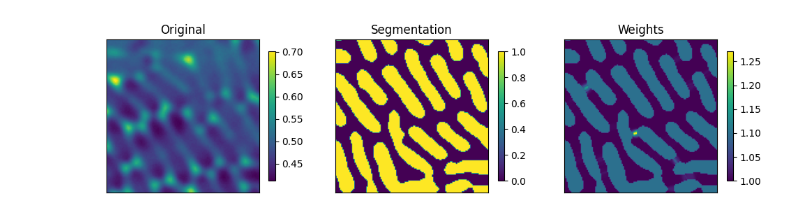
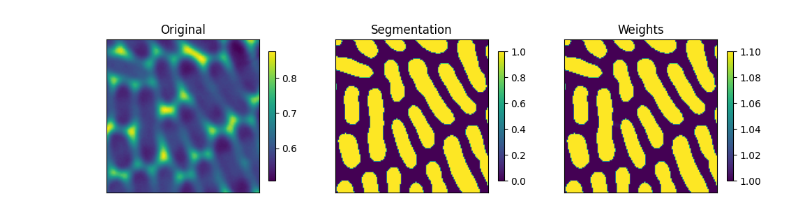
Before and after one commit to ajrzepiela/midap, a Jupyter notebook: training/notebook/traindata_visualization.ipynb, the cells around one changed output. Saved outputs shown, nothing was run; the diff lists cells and outputs as text; code cells hidden in the pictures.

```diff
--- a/training/notebook/traindata_visualization.ipynb
+++ b/training/notebook/traindata_visualization.ipynb
@@ -16,8 +16,9 @@ import tensorflow as tf
 from midap.data.tf_pipeline import TFPipe
 matplotlib.use(backend)
 # %%
-# you can use a globstar expression to get your eval files, e.g. this load all images of the PH channel
-eval_files = sorted(Path("../../../TrainingData").glob("**/PH/**/*raw.tif"))
+# You can provide a list of files or a glob(star) expression with the pathlib
+# E.g. this loads all images of all bacteria in the PH channel
+eval_files = sorted(Path("../midap_training").glob("**/PH/**/*raw.tif"))
 
 # load the data (add more keyword arguments for customization)
 tf_pipe = TFPipe(eval_files, np_random_seed=11)
@@ -43,33 +44,33 @@ Lambda fuctions will be no more assumed to be used in the statement where they a
 np_dset = list(tf_pipe.dset_test.unbatch().as_numpy_iterator())
 # %%
 # visualize X_train and y_train
-n = 4
+n = 2
 
 fig, axes = plt.subplots(1,3)
 fig.set_size_inches((12,8))
 
 # get the sample
 x_test, w_test, y_test = np_dset[n][0]
 
 # Original image
 im0 = axes[0].imshow(x_test[...,0])
 axes[0].set_title("Original")
 axes[0].set_xticks([])
 axes[0].set_yticks([])
 cbar = fig.colorbar(im0, ax=axes[0], shrink=0.3)
 
 
 # Segmentation
 im1 = axes[1].imshow(y_test[...,0])
 axes[1].set_title("Segmentation")
 axes[1].set_xticks([])
 axes[1].set_yticks([])
 cbar = fig.colorbar(im1, ax=axes[1], shrink=0.3)
 
 im2 = axes[2].imshow(w_test[...,0])
 axes[2].set_title("Weights")
 axes[2].set_xticks([])
 axes[2].set_yticks([])
 cbar = fig.colorbar(im2, ax=axes[2], shrink=0.3)
 # %% [output]
-[figure, old version]
+[figure, new version]
```
Also changed, not shown: parts of 1 cell of this notebook, 2 other files.
